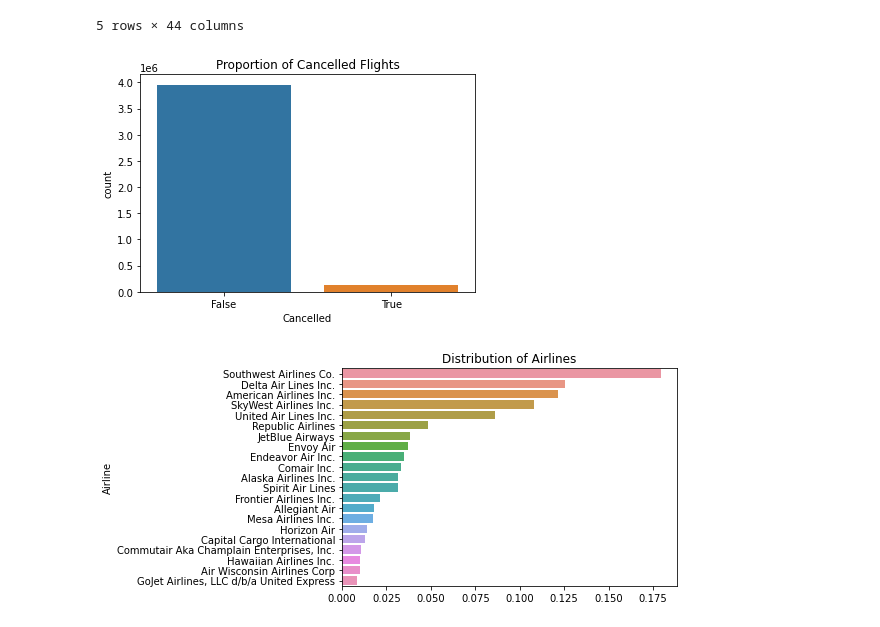
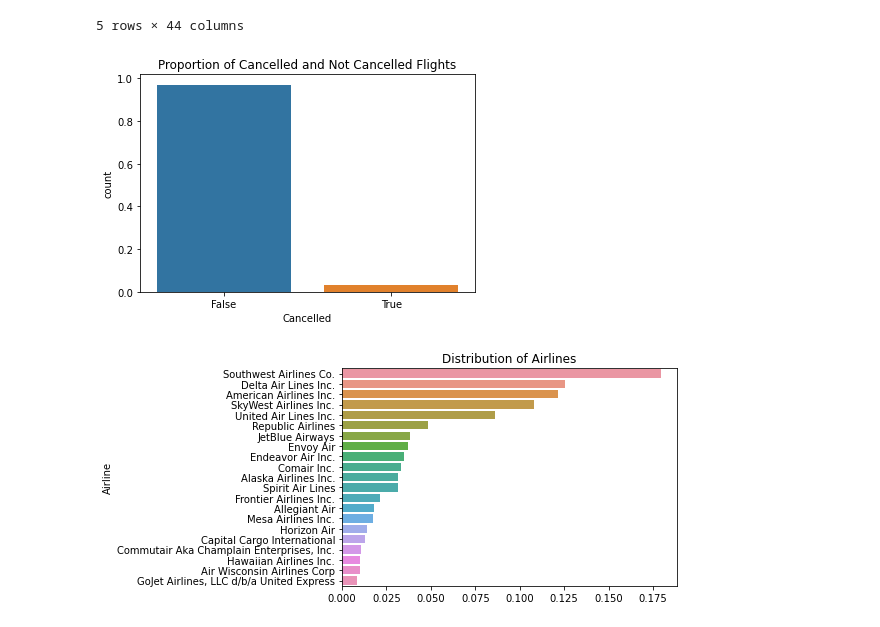
Before and after one commit to architp3/flight-status-prediction, a Jupyter notebook: flight-status-prediction.ipynb, the cells around one changed output. Cells and saved outputs as stored; diff of their text form; code cells hidden in the pictures.

```diff
--- a/flight-status-prediction.ipynb
+++ b/flight-status-prediction.ipynb
@@ -101,11 +101,12 @@ flights.head()
 | 4 | 2022-04-04 | Commutair Aka Champlain Enterpris... | DRO | DEN | False | False | 1135 | 70.0 | 251.0 | ... |
 5 rows × 44 columns
 # %%
-sns.countplot(data = flights, x='Cancelled')
-plt.title('Proportion of Cancelled Flights')
+prop_counts = pd.DataFrame(flights['Cancelled'].value_counts() / flights.shape[0]).reset_index()
+sns.barplot(x='Cancelled', y='count', data=prop_counts)
+plt.title("Proportion of Cancelled and Not Cancelled Flights")
 plt.show()
 # %% [output]
-[figure, old version]
+[figure, new version]
 # %%
 airline_proportions = flights['Airline'].value_counts(normalize=True)
 sns.barplot(x=airline_proportions.values, y=airline_proportions.index)
```
Also changed, not shown: parts of 34 cells of this notebook.
